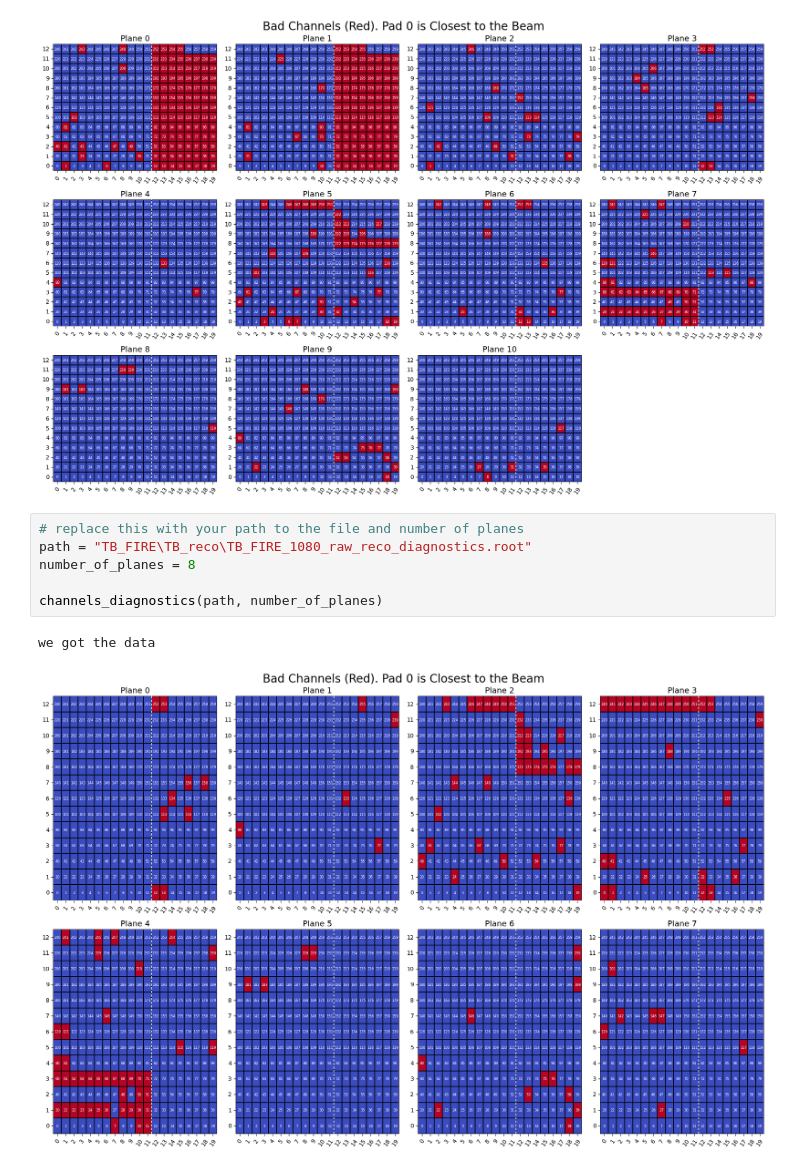
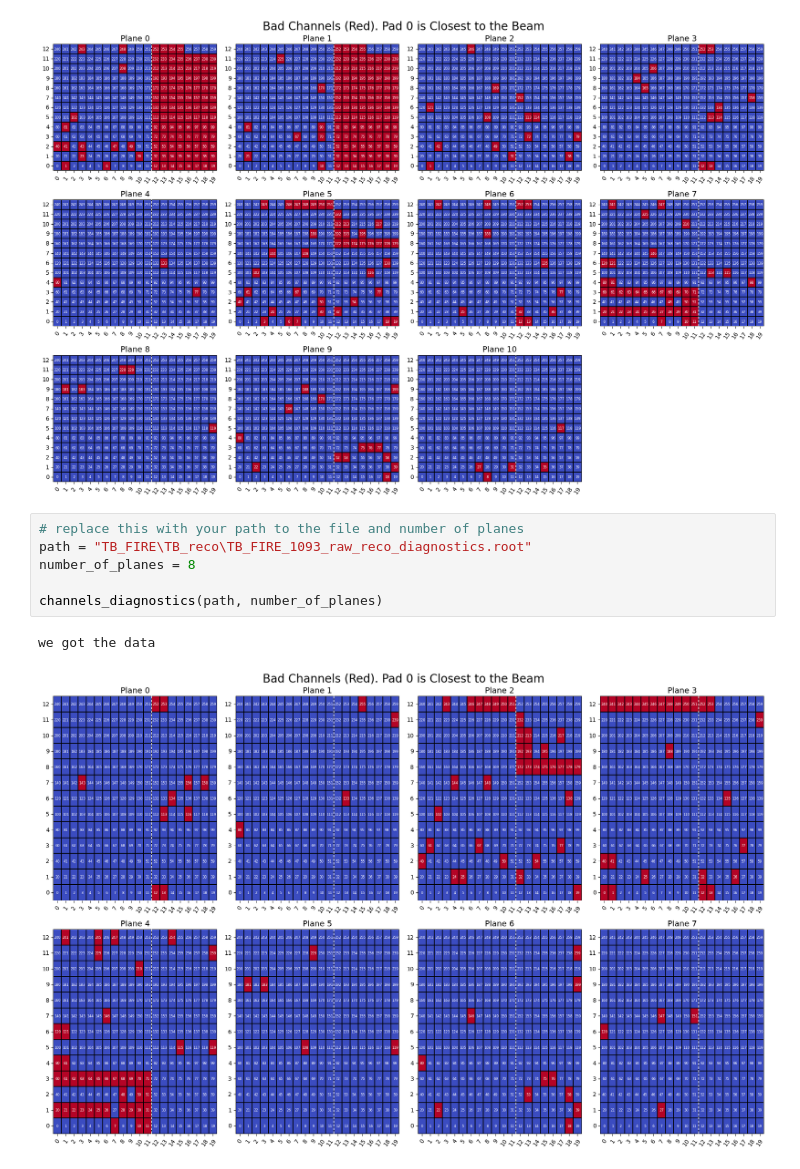
Before and after one commit to Ben-David-Ben/F-Cal-TB-Project, a Jupyter notebook: TB2025_Bad_Channels.ipynb, the cells around one changed output. Saved outputs shown, nothing was run; the diff lists cells and outputs as text.

```diff
--- a/TB2025_Bad_Channels.ipynb
+++ b/TB2025_Bad_Channels.ipynb
@@ -183,10 +183,10 @@ we got the data
 [figure]
 # %%
 # replace this with your path to the file and number of planes
-path = "TB_FIRE\TB_reco\TB_FIRE_1080_raw_reco_diagnostics.root"
+path = "TB_FIRE\TB_reco\TB_FIRE_1093_raw_reco_diagnostics.root"
 number_of_planes = 8
 
 channels_diagnostics(path, number_of_planes)
 # %% [output]
 we got the data
-[figure, old version]
+[figure, new version]
```
Also changed, not shown: parts of 2 cells of this notebook, 3 other files.
